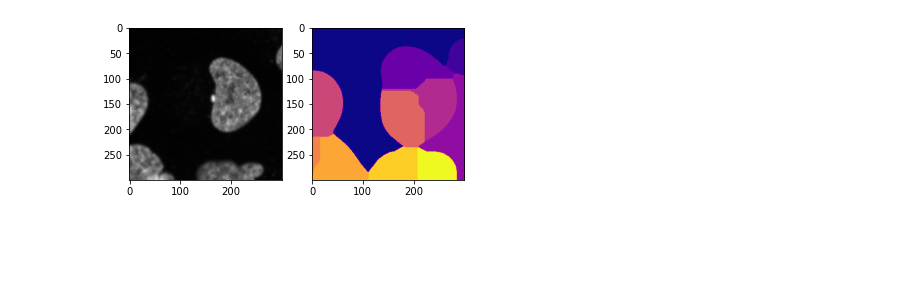
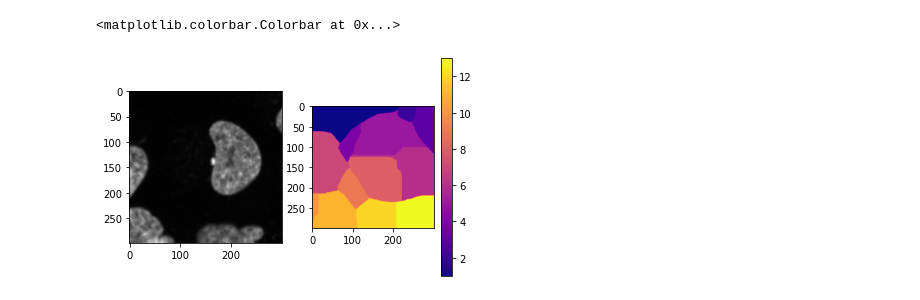
Before and after one commit to Jacob-Relle/MIP-Projekt, a Jupyter notebook: MultiNucleiTest.ipynb, the cells around one changed output. Cells and saved outputs as stored; diff of their text form; code cells hidden in the pictures; blank space fills up the shorter version.

```diff
--- a/MultiNucleiTest.ipynb
+++ b/MultiNucleiTest.ipynb
@@ -12,14 +12,16 @@ from skimage.measure import regionprops
 import numpy as np
 # %%
 image = plt.imread('../images/dna-images/gnf/dna-0.png')[200:500, 200:500 ,0]
-Omega,S = generate_fragments(image,16,0.01,20,2,100, background = 60)
+Omega,S = generate_fragments(image,16,0.01,20,2,100)
 
 fig = plt.figure()
 ax = fig.add_subplot(1, 2, 1)
 imgplot = plt.imshow(image,cmap='gray')
 ax = fig.add_subplot(1, 2, 2)
 imgplot = plt.imshow(Omega,cmap='plasma')
+plt.colorbar()
 # %% [output]
+<matplotlib.colorbar.Colorbar at 0x...>
-[figure, old version]
+[figure, new version]
 # %%
 Z = list(S)
```
Also changed, not shown: parts of 9 cells of this notebook, 3 other files.
